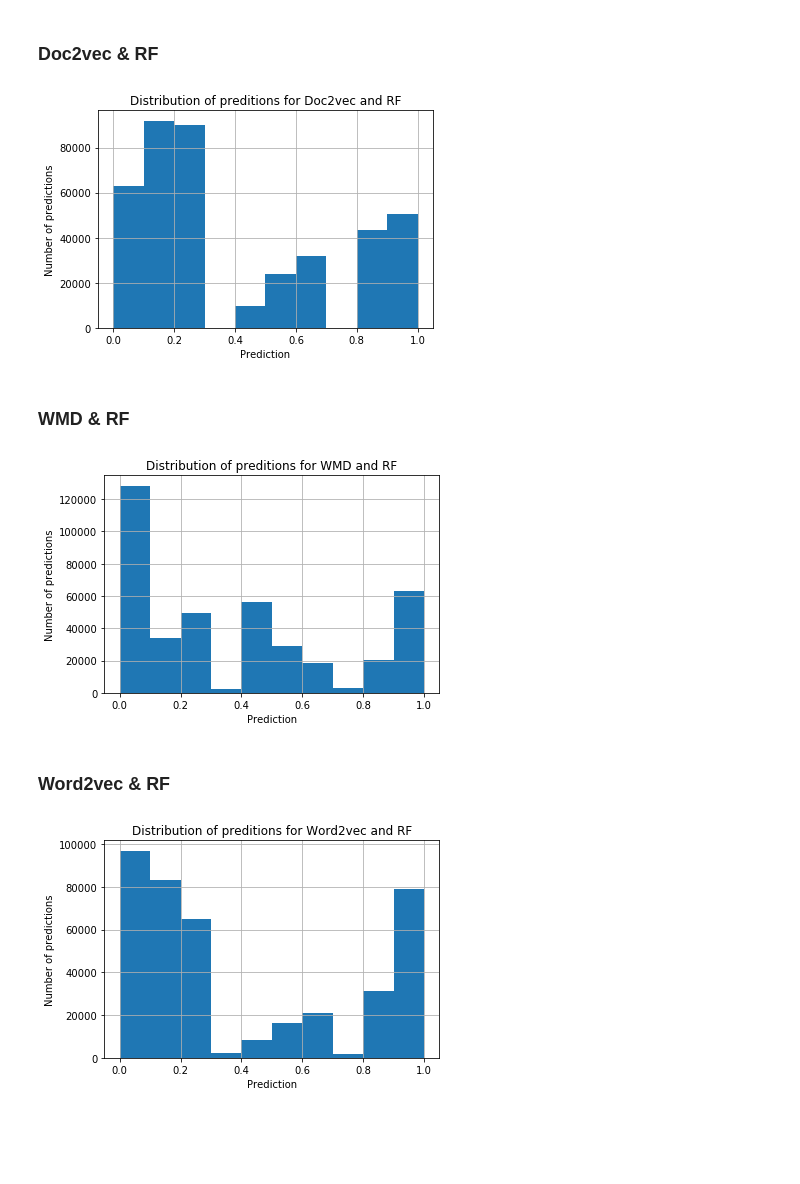
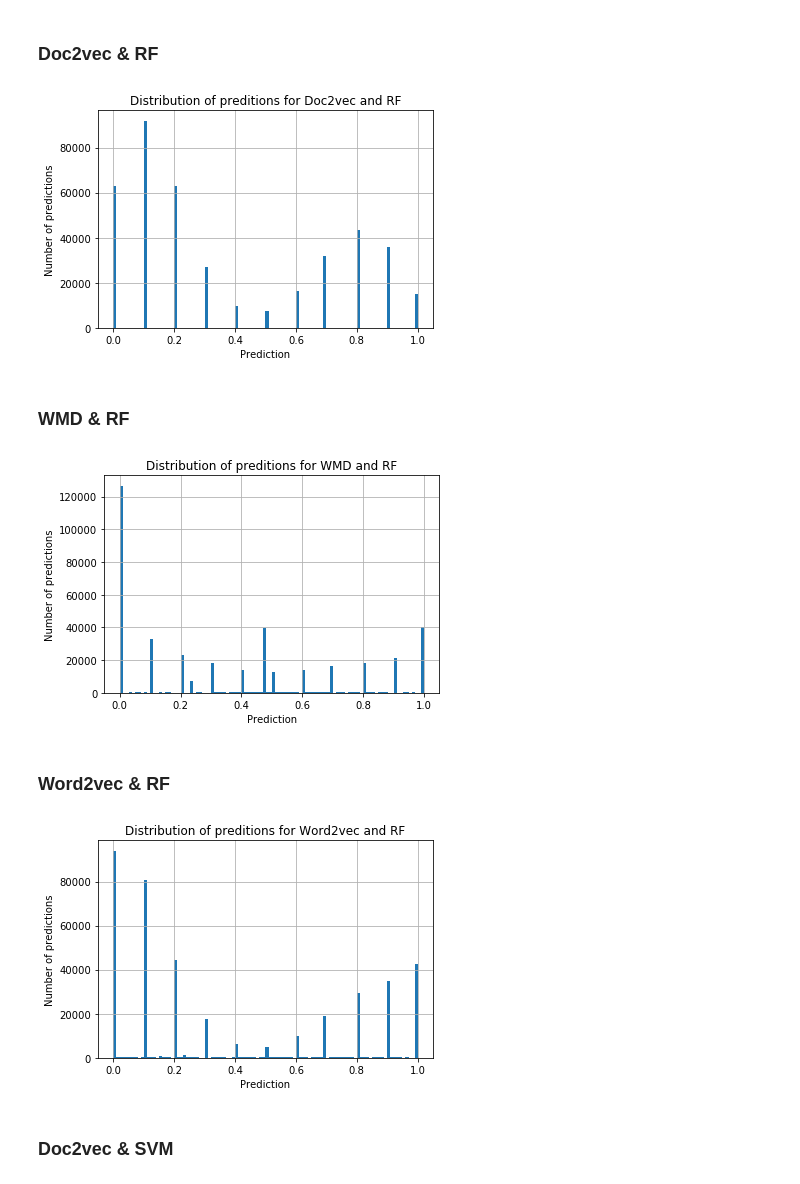
Before and after one commit to sasha-liutova/Quora_Questions_Duplicates, a Jupyter notebook: analysis_ntbs/distribution_analysis.ipynb, the cells around one changed output. Drawn from its saved outputs; the diff is of its cells as text; code cells hidden in the pictures; blank space fills up the shorter version.

```diff
--- a/analysis_ntbs/distribution_analysis.ipynb
+++ b/analysis_ntbs/distribution_analysis.ipynb
@@ -7,11 +7,11 @@ import matplotlib.pyplot as plt
 # %% [markdown]
 ### Doc2vec & RF
 # %%
-features_train = pickle.load(open('../doc2vec_results_1/features_train_doc2vec.pkl', 'rb'))
-model = pickle.load(open('../doc2vec_results_1/model_doc2vec_RF.pkl', 'rb'))
+features_train = pickle.load(open('../doc2vec_results/features_train_doc2vec.pkl', 'rb'))
+model = pickle.load(open('../doc2vec_results/model_doc2vec_RF.pkl', 'rb'))
 predictions = model.predict(features_train)
 # %%
-n, bins, patches = plt.hist(predictions, 10)
+n, bins, patches = plt.hist(predictions, 100)
 plt.xlabel('Prediction')
 plt.ylabel('Number of predictions')
 plt.title('Distribution of preditions for Doc2vec and RF')
@@ -19,15 +19,15 @@ plt.title('Distribution of preditions for Doc2vec and RF')
 plt.grid(True)
 plt.show()
 # %% [output]
-[figure, old version]
+[figure, new version]
 # %% [markdown]
 ### WMD & RF
 # %%
-features_train = pickle.load(open('../wmd_rf_results/features_train_wmd.pkl', 'rb'))
-model = pickle.load(open('../wmd_rf_results/model_wmd_RF.pkl', 'rb'))
+features_train = pickle.load(open('../wmd_results/features_train_wmd.pkl', 'rb'))
+model = pickle.load(open('../wmd_results/model_wmd_RF.pkl', 'rb'))
 predictions = model.predict(features_train)
 # %%
-n, bins, patches = plt.hist(predictions, 10)
+n, bins, patches = plt.hist(predictions, 100)
 plt.xlabel('Prediction')
 plt.ylabel('Number of predictions')
 plt.title('Distribution of preditions for WMD and RF')
@@ -35,7 +35,7 @@ plt.title('Distribution of preditions for WMD and RF')
 plt.grid(True)
 plt.show()
 # %% [output]
-[figure, old version]
+[figure, new version]
 # %% [markdown]
 ### Word2vec & RF
 # %%
@@ -43,12 +43,14 @@ features_train = pickle.load(open('../word2vec_results/features_train_word2vec.p
 model = pickle.load(open('../word2vec_results/model_word2vec_RF.pkl', 'rb'))
 predictions = model.predict(features_train)
 # %%
-n, bins, patches = plt.hist(predictions, 10)
+n, bins, patches = plt.hist(predictions, 100)
 plt.xlabel('Prediction')
 plt.ylabel('Number of predictions')
 plt.title('Distribution of preditions for Word2vec and RF')
 # plt.axis([40, 160, 0, 0.03])
 plt.grid(True)
 plt.show()
 # %% [output]
-[figure, old version]
+[figure, new version]
+# %% [markdown]
+### Doc2vec & SVM
```
Also changed, not shown: parts of 8 cells of this notebook, 4 other files.
